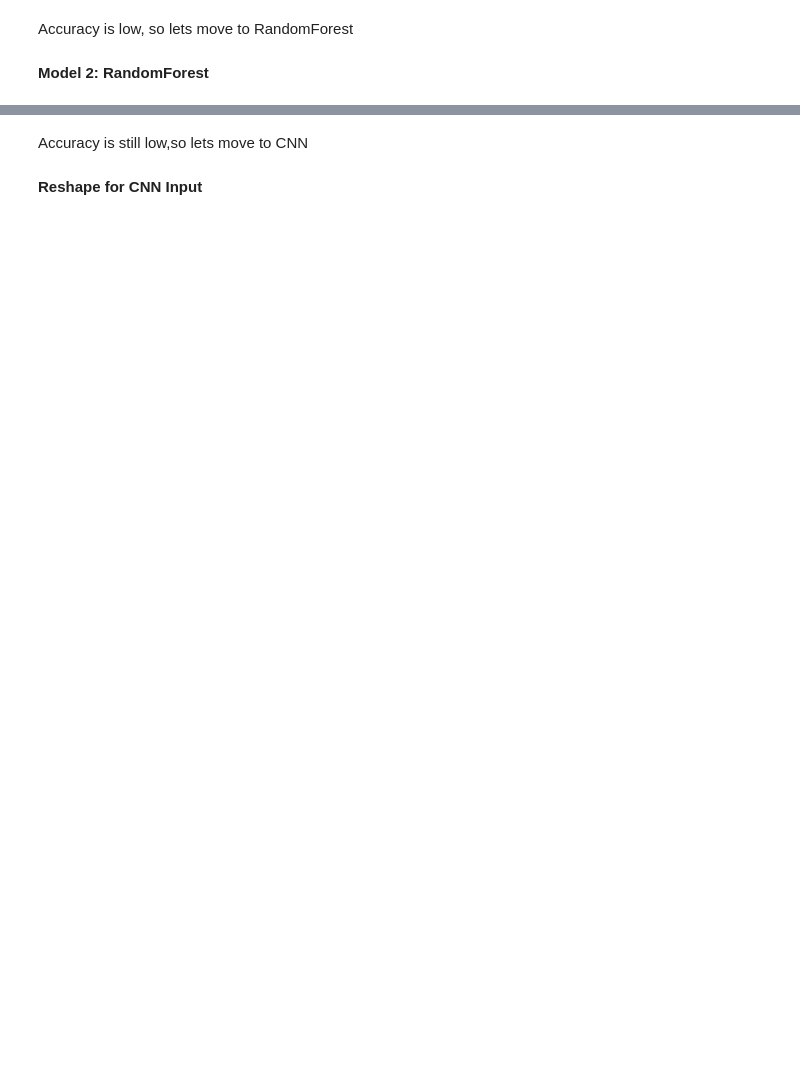
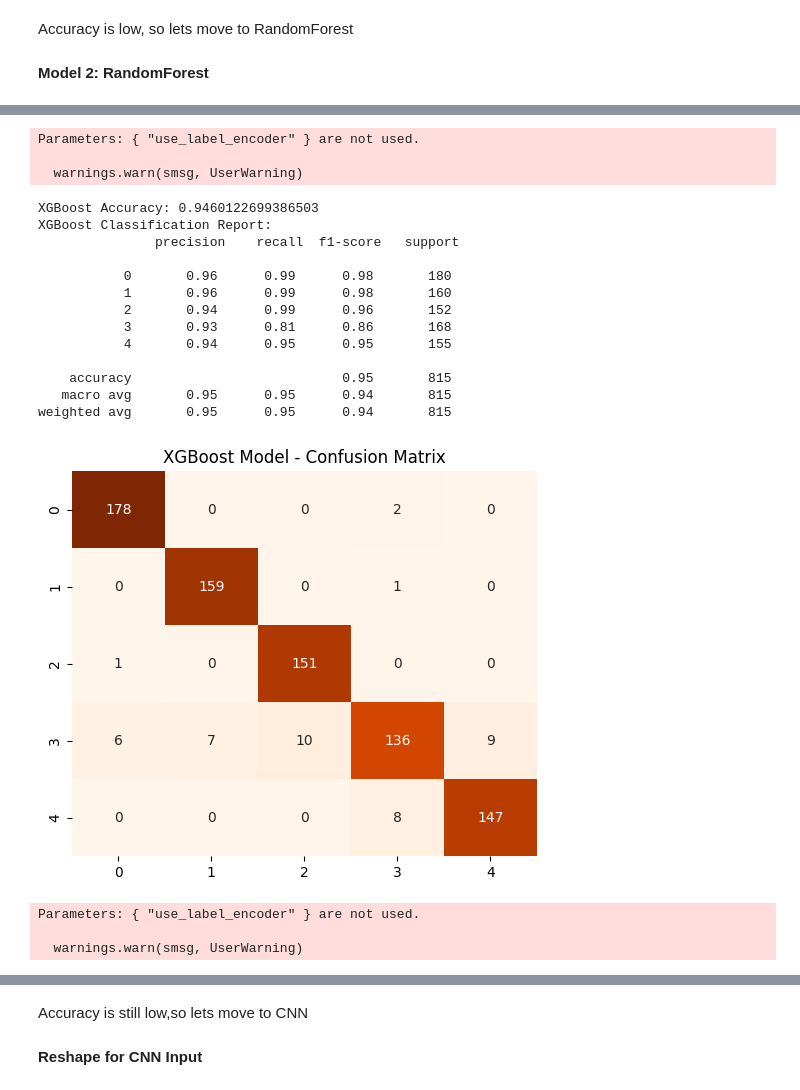
Before and after one commit to vaibhavkundu123/heart_disease_prediction, a Jupyter notebook: ml/model1.ipynb, the cells around one changed output, grey strips where cells are left out. Cells and saved outputs as stored; diff of their text form; code cells hidden in the pictures; blank space fills up the shorter version.

```diff
--- a/ml/model1.ipynb
+++ b/ml/model1.ipynb
@@ -413,33 +447,62 @@ plt.show()
 # %%
+# Initialize the XGBoost model
+xgb = XGBClassifier(random_state=42, use_label_encoder=False, eval_metric='mlogloss')
+
+# Fit the model to the training data
+xgb.fit(X_train, y_train)
+
+# Predict on the test set
+xgb_pred = xgb.predict(X_test)
+
+# Evaluate XGBoost model
+print("XGBoost Accuracy:", accuracy_score(y_test, xgb_pred))
+print("XGBoost Classification Report:\n", classification_report(y_test, xgb_pred))
+
+# Plot confusion matrix
+plt.figure(figsize=(6,5))
+sns.heatmap(confusion_matrix(y_test, xgb_pred), annot=True, fmt="d", cmap="Oranges", cbar=False)
+plt.title("XGBoost Model - Confusion Matrix")
+plt.show()
 # Add RandomForest predictions as a new feature to the training and test sets
-X_train_with_rf = np.hstack((X_train, best_rf.predict(X_train).reshape(-1, 1)))
-X_val_with_rf = np.hstack((X_val, best_rf.predict(X_val).reshape(-1, 1)))
-X_test_with_rf = np.hstack((X_test, best_rf.predict(X_test).reshape(-1, 1)))
+X_train_with_rf = np.hstack((X_train, rf.predict(X_train).reshape(-1, 1)))
+X_test_with_rf = np.hstack((X_test, rf.predict(X_test).reshape(-1, 1)))
 
 # Initialize the XGBoost model
 xgb_with_rf = XGBClassifier(random_state=42, use_label_encoder=False, eval_metric='mlogloss')
 
 # Fit the model to the training data with the additional RandomForest feature
 xgb_with_rf.fit(X_train_with_rf, y_train)
 
-# Predict on the validation set
-xgb_with_rf_val_pred = xgb_with_rf.predict(X_val_with_rf)
+# Predict on the test set
+xgb_with_rf_pred = xgb_with_rf.predict(X_test_with_rf)
 
-# Evaluate the XGBoost model with the additional RandomForest feature on the validation set
-print("XGBoost with RandomForest Feature Validation Accuracy:", accuracy_score(y_val, xgb_with_rf_val_pred))
-print("XGBoost with RandomForest Feature Validation Classification Report:\n", classification_report(y_val, xgb_with_rf_val_pred))
+# Evaluate the XGBoost model with the additional RandomForest feature
+print("XGBoost with RandomForest Feature Accuracy:", accuracy_score(y_test, xgb_with_rf_pred))
+print("XGBoost with RandomForest Feature Classification Report:\n", classification_report(y_test, xgb_with_rf_pred))
 
-# Predict on the test set
-xgb_with_rf_test_pred = xgb_with_rf.predict(X_test_with_rf)
-
-# Evaluate the XGBoost model with the additional RandomForest feature on the test set
-print("XGBoost with RandomForest Feature Test Accuracy:", accuracy_score(y_test, xgb_with_rf_test_pred))
-print("XGBoost with RandomForest Feature Test Classification Report:\n", classification_report(y_test, xgb_with_rf_test_pred))
-
-# Plot confusion matrix for the test set
+# Plot confusion matrix
 plt.figure(figsize=(6,5))
-sns.heatmap(confusion_matrix(y_test, xgb_with_rf_test_pred), annot=True, fmt="d", cmap="Blues", cbar=False)
-plt.title("XGBoost with RandomForest Feature - Confusion Matrix (Test Set)")
-plt.xlabel("Predicted")
-plt.ylabel("True")
+sns.heatmap(confusion_matrix(y_test, xgb_with_rf_pred), annot=True, fmt="d", cmap="Blues", cbar=False)
+plt.title("XGBoost with RandomForest Feature - Confusion Matrix")
 plt.show()
+# %% [output]
+Parameters: { "use_label_encoder" } are not used.
+
+  warnings.warn(smsg, UserWarning)
+XGBoost Accuracy: 0.9460122699386503
+XGBoost Classification Report:
+               precision    recall  f1-score   support
+
+           0       0.96      0.99      0.98       180
+           1       0.96      0.99      0.98       160
+           2       0.94      0.99      0.96       152
+           3       0.93      0.81      0.86       168
+           4       0.94      0.95      0.95       155
+
+    accuracy                           0.95       815
+   macro avg       0.95      0.95      0.94       815
+weighted avg       0.95      0.95      0.94       815
+[figure, added]
+Parameters: { "use_label_encoder" } are not used.
+
+  warnings.warn(smsg, UserWarning)
```
Also changed, not shown: parts of 39 cells of this notebook, 11 other files.
